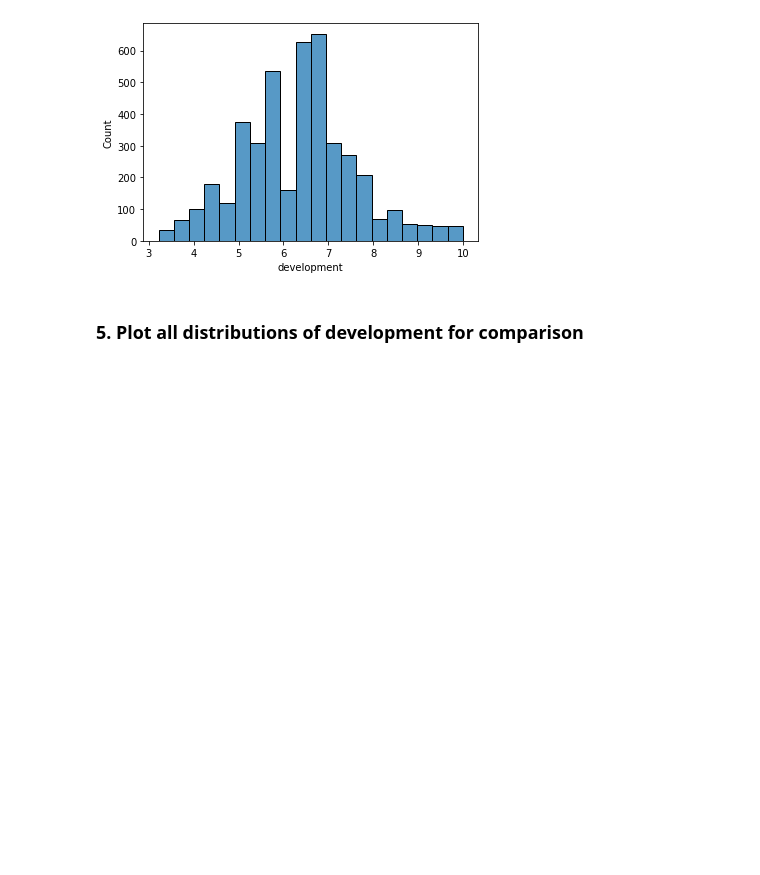
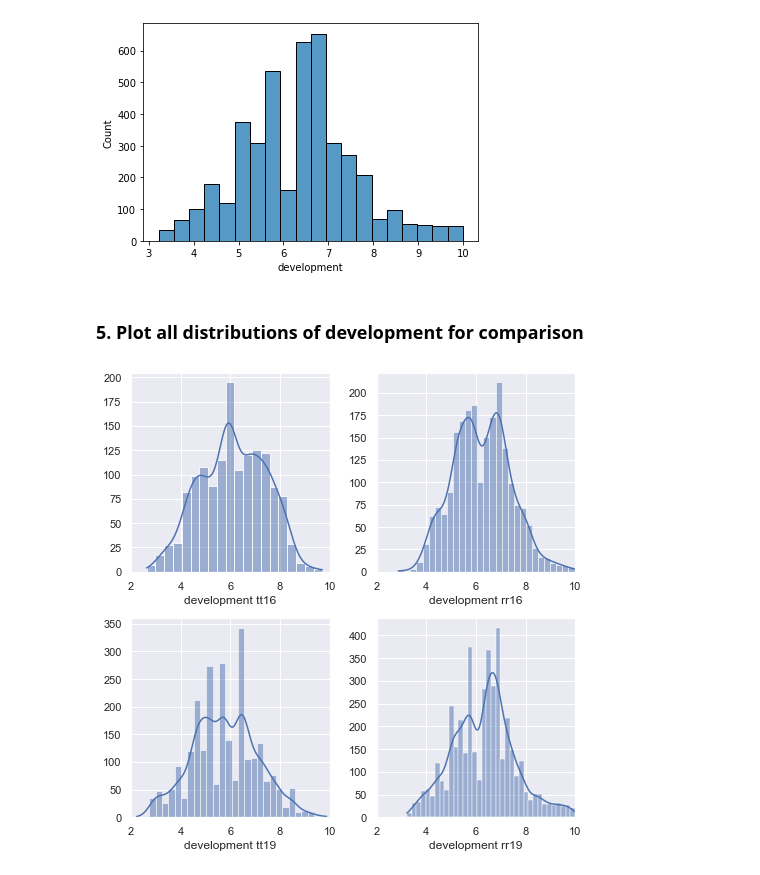
Before and after one commit to felix-rosenberger/Data-Science-Portfolio, a Jupyter notebook: Portfolio 1.ipynb, the cells around one changed output. Drawn from its saved outputs; the diff is of its cells as text; code cells hidden in the pictures; blank space fills up the shorter version.

Commit message:
plot development distributions for comparison

```diff
--- a/Portfolio 1.ipynb
+++ b/Portfolio 1.ipynb
@@ -1226,3 +1229,21 @@ sns.histplot(data=rr19, x="development", bins=20)
 [figure]
 # %% [markdown]
 ### 5. Plot all distributions of development for comparison
+# %%
+sns.set(style = "darkgrid")
+fig, axs = plt.subplots(2, 2, figsize = (7, 7))
+
+g = sns.histplot(data=tt16_clean, x="development", kde = True, ax = axs[0, 0])
+g1 = sns.histplot(data=tt19, x="development", kde = True, ax = axs[1, 0])
+g2 = sns.histplot(data=rr16_clean, x="development", kde = True, ax = axs[0, 1])
+g3 = sns.histplot(data=rr19, x="development", kde = True, ax = axs[1, 1])
+
+g.set_ylabel(""), g1.set_ylabel(""), g2.set_ylabel(""), g3.set_ylabel("")
+g.set_xlabel("development tt16"), g1.set_xlabel("development tt19"), g2.set_xlabel("development rr16"), g3.set_xlabel("development rr19")
+#g.set(ylim = (0, 350)), g1.set(ylim = (0, 350)), g2.set(ylim = (0, 650)), g3.set(ylim = (0, 650))
+g.set(xlim = (2, 10)), g1.set(xlim = (2, 10)), g2.set(xlim = (2, 10)), g3.set(xlim = (2, 10))
+
+plt.tight_layout()
+plt.show()
+# %% [output]
+[figure, added]
```
Also changed, not shown: parts of 12 cells of this notebook.
